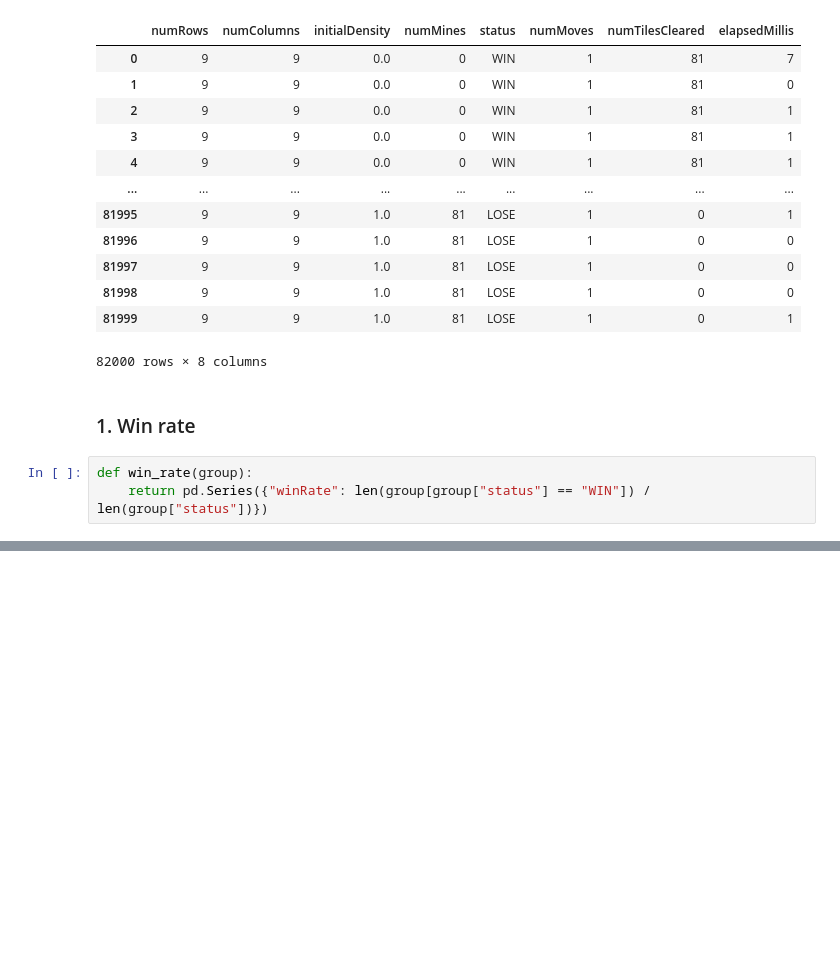
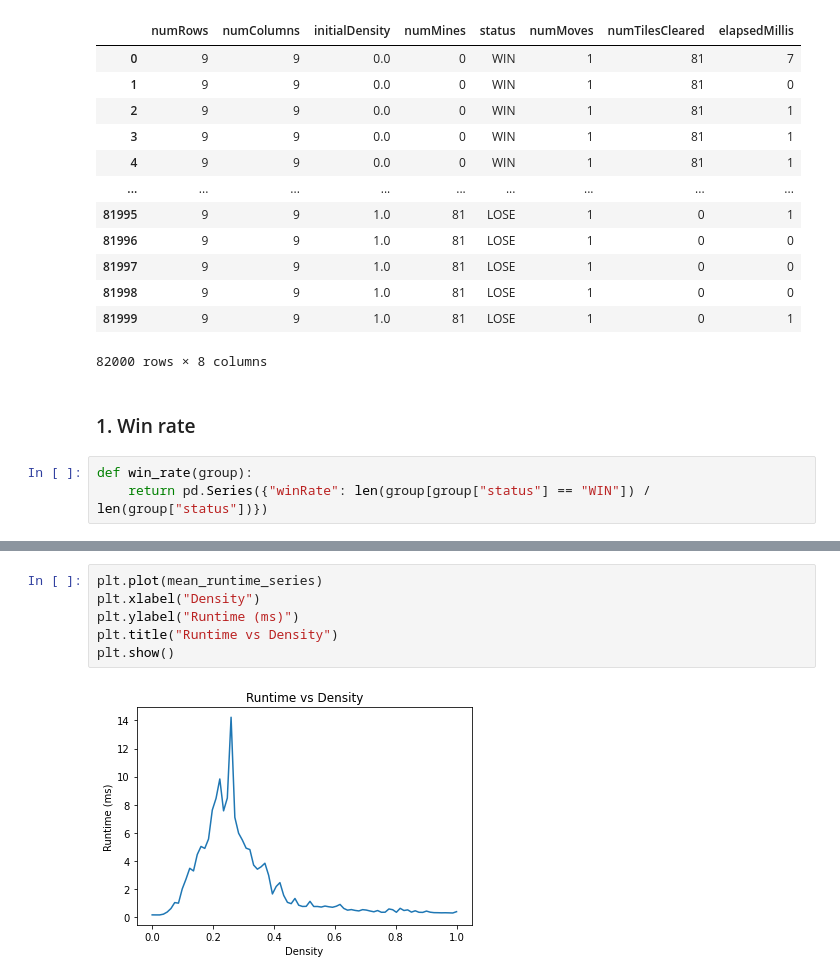
Before and after one commit to dsoman24/minesweeper, a Jupyter notebook: analysis/analysis.ipynb, the cells around one changed output, grey strips where cells are left out. Drawn from its saved outputs; the diff is of its cells as text; blank space fills up the shorter version.

```diff
--- a/analysis/analysis.ipynb
+++ b/analysis/analysis.ipynb
@@ -46,0 +61,8 @@ winrate_df = df.groupby(["initialDensity"]).apply(lambda x : win_rate(x))
+# %%
+plt.plot(mean_runtime_series)
+plt.xlabel("Density")
+plt.ylabel("Runtime (ms)")
+plt.title("Runtime vs Density")
+plt.show()
+# %% [output]
+[figure, added]
```
Also changed, not shown: parts of 6 cells of this notebook.
